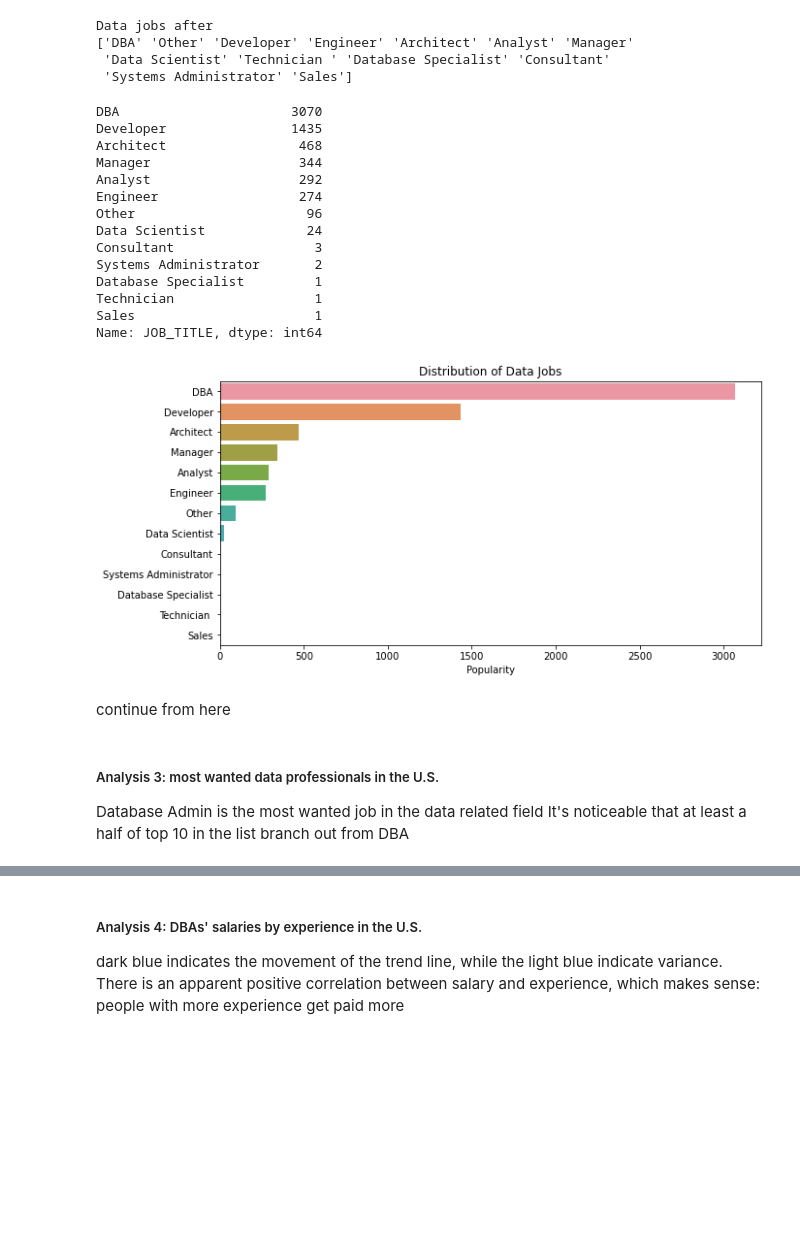
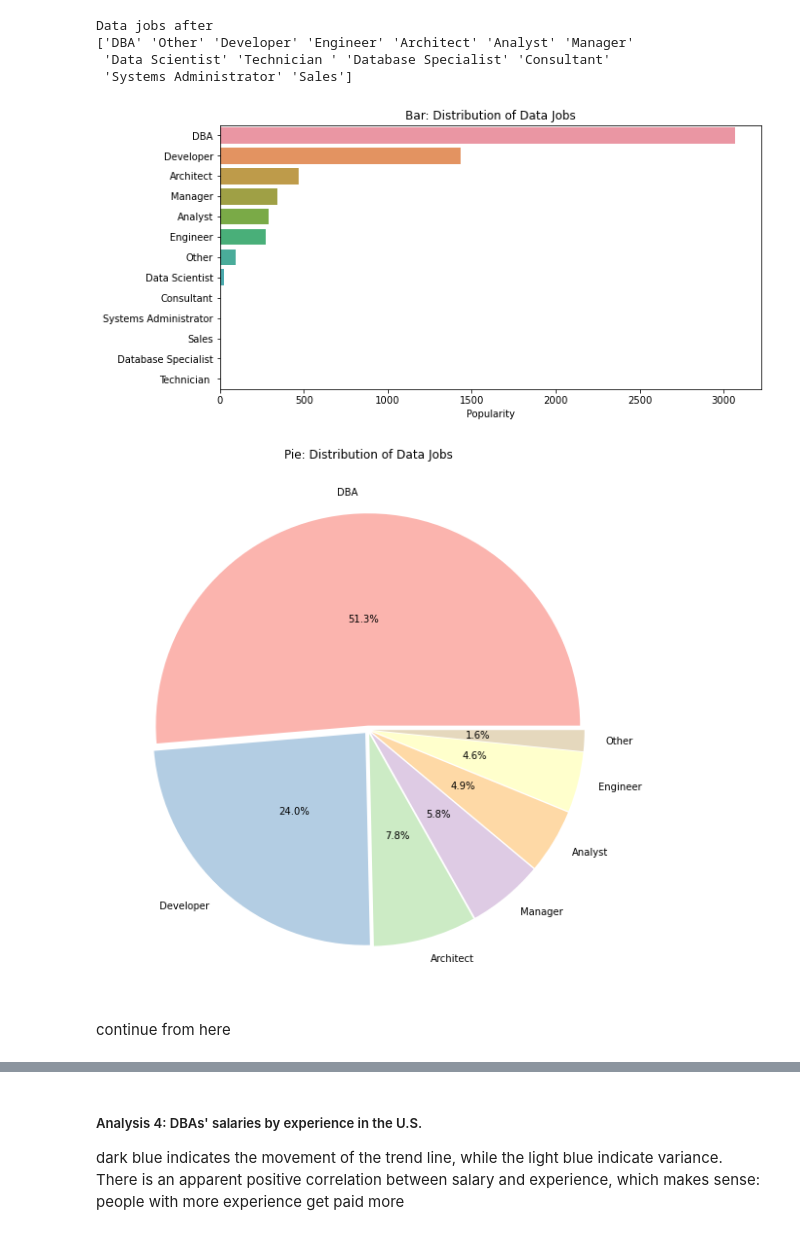
Before and after one commit to tw7366/Projects, a Jupyter notebook: Projects/2018 Data Professionals' Average Salaries.ipynb, the cells around one changed output, grey strips where cells are left out. Cells and saved outputs as stored; diff of their text form; code cells hidden in the pictures; blank space fills up the shorter version.

```diff
--- a/Projects/2018 Data Professionals' Average Salaries.ipynb
+++ b/Projects/2018 Data Professionals' Average Salaries.ipynb
@@ -142,31 +143,28 @@ Data jobs after
 ['DBA' 'Other' 'Developer' 'Engineer' 'Architect' 'Analyst' 'Manager'
  'Data Scientist' 'Technician ' 'Database Specialist' 'Consultant'
  'Systems Administrator' 'Sales']
-# %%
-job_list, job_count = prof_table['JOB_TITLE'].value_counts().index, prof_table['JOB_TITLE'].value_counts().values
-print(prof_table['JOB_TITLE'].value_counts())
-# %% [output]
-DBA                      3070
-Developer                1435
-Architect                 468
-Manager                   344
-Analyst                   292
-Engineer                  274
-Other                      96
-Data Scientist             24
-Consultant                  3
-Systems Administrator       2
-Database Specialist         1
-Technician                  1
-Sales                       1
-Name: JOB_TITLE, dtype: int64
-# %%
-plt.figure(figsize=(10, 5))
-sns.barplot(x = job_count, y = job_list)
-plt.xlabel('Popularity')
-plt.title('Distribution of Data Jobs')
-plt.show()
-# %% [output]
-[figure, removed]
+# %%
+job_list, job_count = prof_table['JOB_TITLE'].value_counts().index, prof_table['JOB_TITLE'].value_counts().values
+job_count_sum = prof_table['JOB_TITLE'].value_counts().values.sum()
+job_pct = (job_count/job_count_sum)*100
+
+plt.figure(figsize=(10, 5))
+sns.barplot(x = job_count, y = job_list)
+plt.xlabel('Popularity')
+plt.title('Bar: Distribution of Data Jobs')
+plt.show()
+
+# this is to remove clusters
+pie_job_list = job_list[np.where(job_pct > 1)]
+pie_count_list = job_count[np.where(job_pct > 1)]
+colors = [plt.cm.Pastel1(i) for i in range(len(pie_count_list))]
+
+plt.figure(figsize=(10, 10))
+plt.pie(x=pie_count_list, autopct="%.1f%%", explode=[0.02]*len(pie_count_list), labels=pie_job_list, pctdistance=0.5, colors=colors)
+plt.title('Pie: Distribution of Data Jobs')
+plt.show()
+# %% [output]
+[figure, added]
+[figure, added]
 # %% [markdown]
 continue from here
@@ -202,4 +170,0 @@ plt.show()
-# %% [markdown]
-##### Analysis 3: most wanted data professionals in the U.S.
-Database Admin is the most wanted job in the data related field
-It's noticeable that at least a half of top 10 in the list branch out from DBA
```
Also changed, not shown: parts of 10 cells of this notebook.
